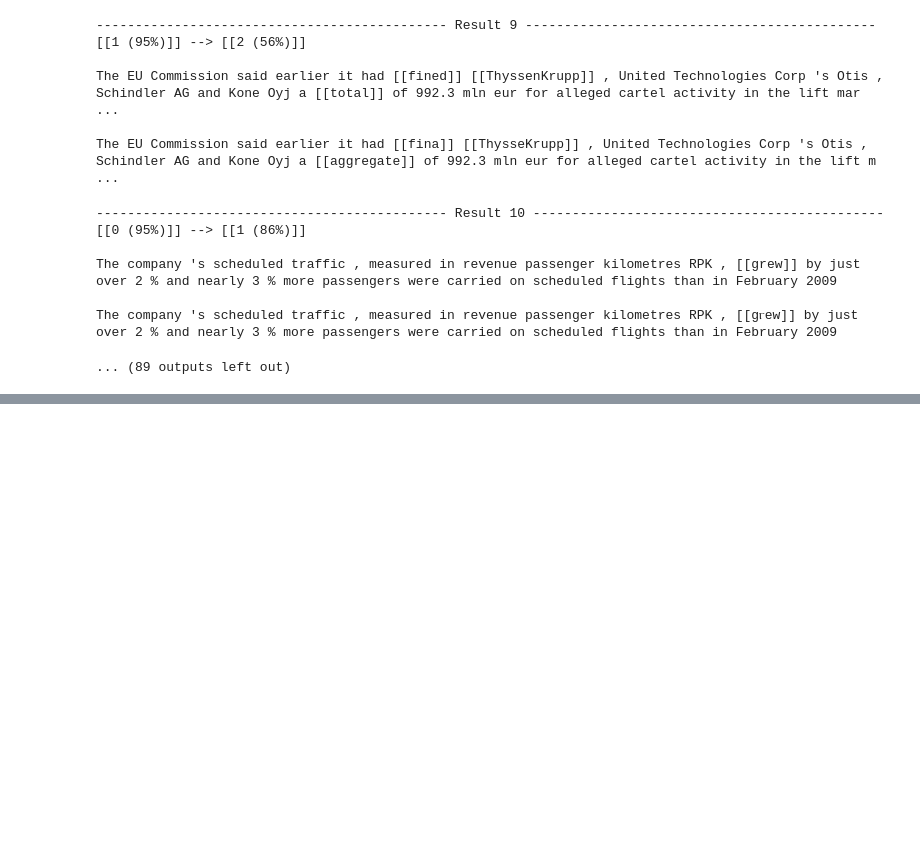
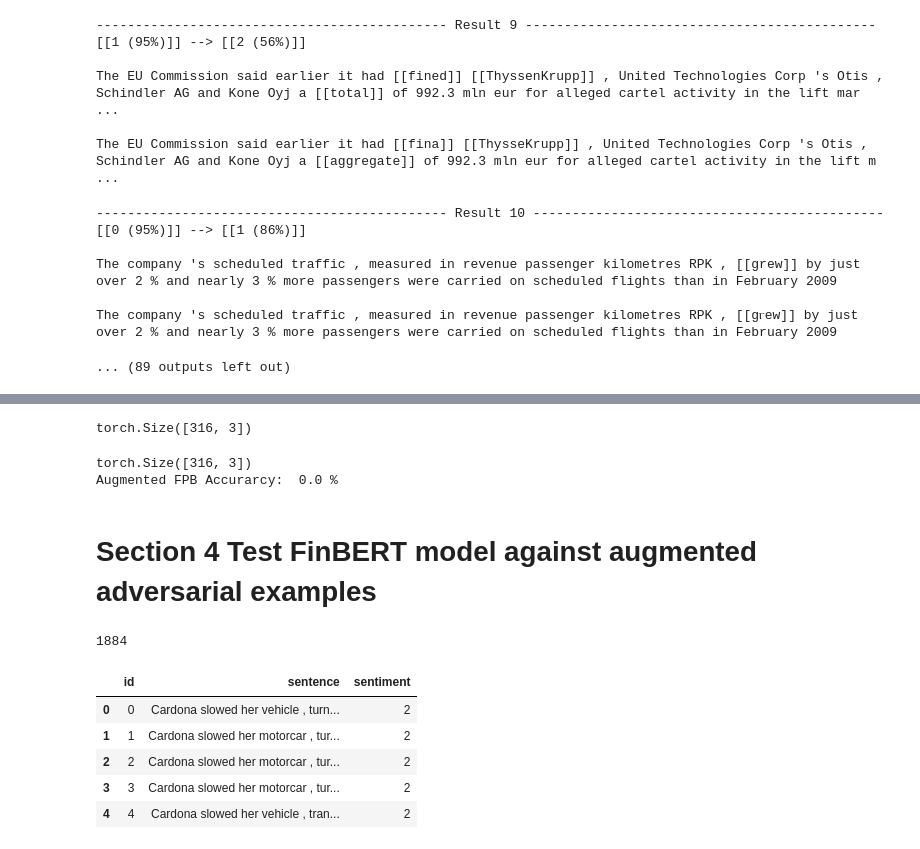
Before and after one commit to yw7vvAW611/CS269GroupProject, a Jupyter notebook: AdversarialAttackFinBERT.ipynb, the cells around one changed output, grey strips where cells are left out. Cells and saved outputs as stored; diff of their text form; code cells hidden in the pictures; blank space fills up the shorter version.

```diff
--- a/AdversarialAttackFinBERT.ipynb
+++ b/AdversarialAttackFinBERT.ipynb
@@ -770,0 +841,57 @@ The company 's scheduled traffic , measured in revenue passenger kilometres RPK
+# %%
+# Do the model inference
+
+with torch.no_grad():
+  outputs = gpu_model(**gpu_inputs)
+print(outputs.logits.shape)
+predictions = torch.nn.functional.softmax(outputs.logits, dim=-1)
+# print(predictions)
+# %% [output]
+torch.Size([316, 3])
+# %%
+# label_map = {"positive" : 1, "negative" : -1, "neutral" : 0}
+label_map = {0:1, 1:-1, 2:0}
+print(predictions.shape)
+
+correct = 0.0
+for idx, x in enumerate(fpb100_array):
+    true_label = label_map[x[3]]
+    pred_list = [float(predictions[idx][0]), float(predictions[idx][1]), float(predictions[idx][2])]
+    max_v = max(pred_list)
+    if max_v == pred_list[0]:
+        prediction_label = 1
+    elif max_v == pred_list[1]:
+        prediction_label = -1
+    else:
+        prediction_label = 0
+
+    if prediction_label == true_label:
+        correct += 1
+print("Adversarial FPB Accurarcy: ", correct / idx * 100, "%")
+# %% [output]
+torch.Size([316, 3])
+Augmented FPB Accurarcy:  0.0 %
+# %% [markdown]
+# Section 4 Test FinBERT model against augmented adversarial examples
+# %%
+from dataclasses import replace
+import pandas
+import numpy as np
+
+
+# augmented_fpb100_df = pandas.read_csv("test.csv", sep="\t")
+
+augmented_fpb100_df = pandas.read_csv("improved_genetic_algo_augmented.csv")
+
+fpb100_array = np.array(augmented_fpb100_df)
+fpb100_list = list(fpb100_array[:, 1])
+print(len(fpb100_list))
+augmented_fpb100_df.head(5)
+# %% [output]
+1884
+|  | id | sentence | sentiment |
+| 0 | 0 | Cardona slowed her vehicle , turn... | 2 |
+| 1 | 1 | Cardona slowed her motorcar , tur... | 2 |
+| 2 | 2 | Cardona slowed her motorcar , tur... | 2 |
+| 3 | 3 | Cardona slowed her motorcar , tur... | 2 |
+| 4 | 4 | Cardona slowed her vehicle , tran... | 2 |
```
Also changed, not shown: parts of 9 cells of this notebook.
